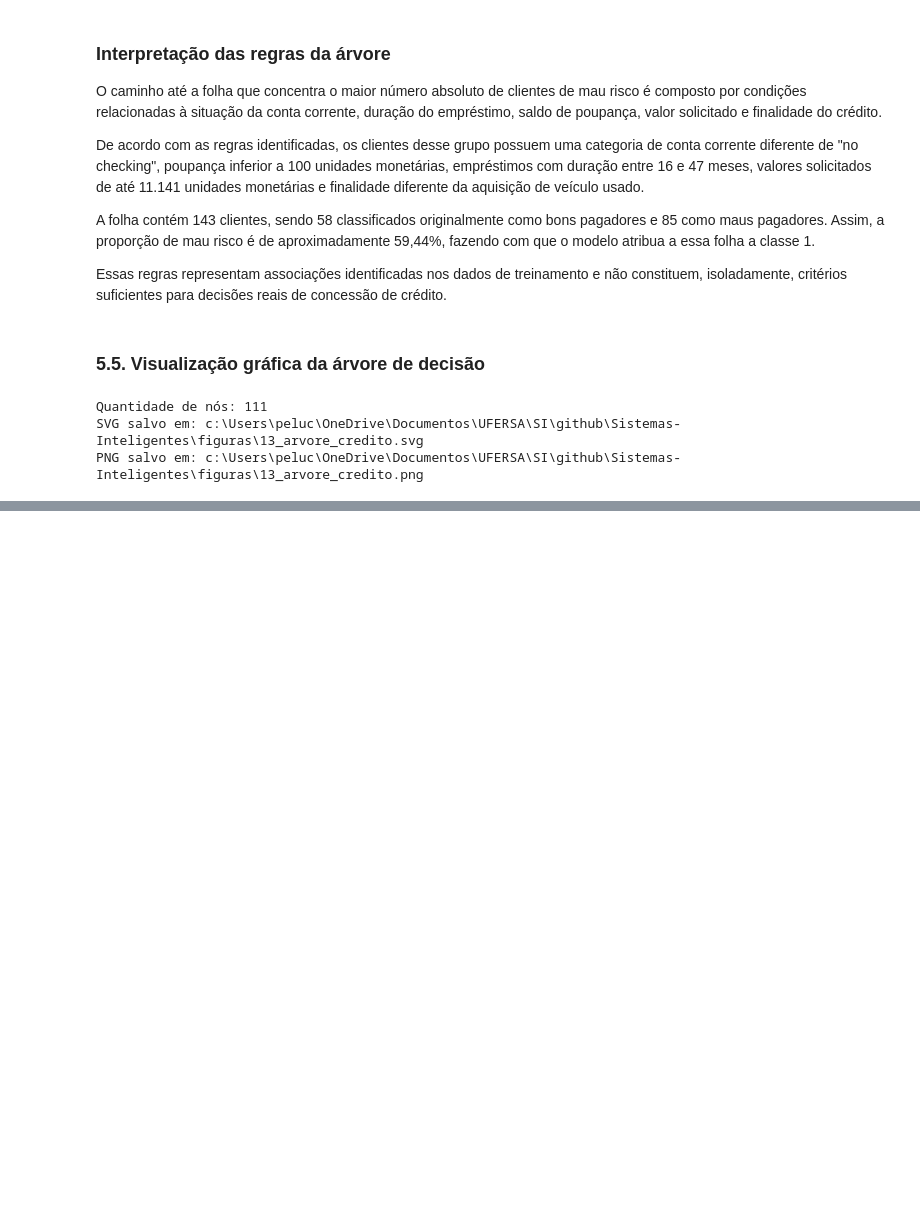
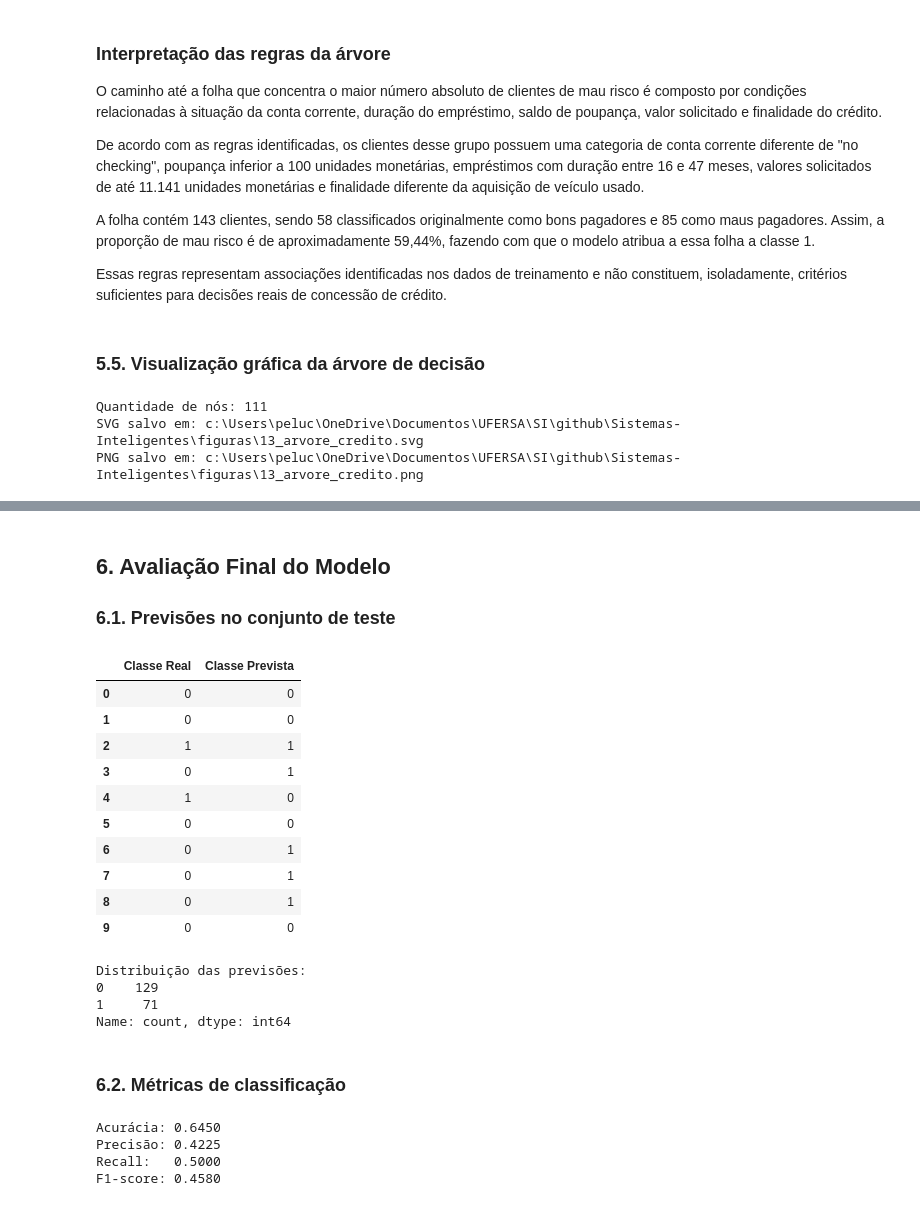
Before and after one commit to Pedrollucas/Sistemas-Inteligentes, a Jupyter notebook: notebooks/04_arvore_decisao.ipynb, the cells around one changed output, grey strips where cells are left out. Saved outputs shown, nothing was run; the diff lists cells and outputs as text; code cells hidden in the pictures; blank space fills up the shorter version.

```diff
--- a/notebooks/04_arvore_decisao.ipynb
+++ b/notebooks/04_arvore_decisao.ipynb
@@ -1517,3 +1517,83 @@ PNG salvo em: c:\Users\peluc\OneDrive\Documentos\UFERSA\SI\github\Sistemas-Intel
 ![Árvore de Decisão](../figuras/13_arvore_credito.png)
 
 *Figura – Estrutura da árvore de decisão treinada com PyTorch, utilizando Entropia e profundidade máxima 7.*
+# %% [markdown]
+## 6. Avaliação Final do Modelo
+
+### 6.1. Previsões no conjunto de teste
+# %%
+# Realiza previsões com a árvore definitiva
+with torch.no_grad():
+    y_pred_tensor = arvore_final.predict(
+        X_teste_tensor
+    )
+
+# Converte os resultados para NumPy
+y_pred = y_pred_tensor.numpy()
+y_real = y_teste_tensor.numpy()
+
+# Organiza as previsões
+comparacao = pd.DataFrame({
+    "Classe Real": y_real,
+    "Classe Prevista": y_pred
+})
+
+display(comparacao.head(10))
+
+# Distribui as classes previstas
+print("\nDistribuição das previsões:")
+print(
+    pd.Series(y_pred)
+    .value_counts()
+    .sort_index()
+)
+# %% [output]
+|  | Classe Real | Classe Prevista |
+| 0 | 0 | 0 |
+| 1 | 0 | 0 |
+| 2 | 1 | 1 |
+| 3 | 0 | 1 |
+| 4 | 1 | 0 |
+| 5 | 0 | 0 |
+| 6 | 0 | 1 |
+| 7 | 0 | 1 |
+| 8 | 0 | 1 |
+| 9 | 0 | 0 |
+Distribuição das previsões:
+0    129
+1     71
+Name: count, dtype: int64
+# %% [markdown]
+### 6.2. Métricas de classificação
+# %%
+from sklearn.metrics import (
+    accuracy_score,
+    precision_score,
+    recall_score,
+    f1_score,
+    classification_report
+)
+
+acuracia = accuracy_score(y_real, y_pred)
+
+precisao = precision_score(
+    y_real, y_pred, zero_division=0
+)
+
+recall = recall_score(
+    y_real, y_pred, zero_division=0
+)
+
+f1 = f1_score(
+    y_real, y_pred, zero_division=0
+)
+
+print(f"Acurácia: {acuracia:.4f}")
+print(f"Precisão: {precisao:.4f}")
+print(f"Recall:   {recall:.4f}")
+print(f"F1-score: {f1:.4f}")
+# %% [output]
+Acurácia: 0.6450
+Precisão: 0.4225
+Recall:   0.5000
+F1-score: 0.4580
```
Also changed, not shown: parts of 7 cells of this notebook, 1 other file.
